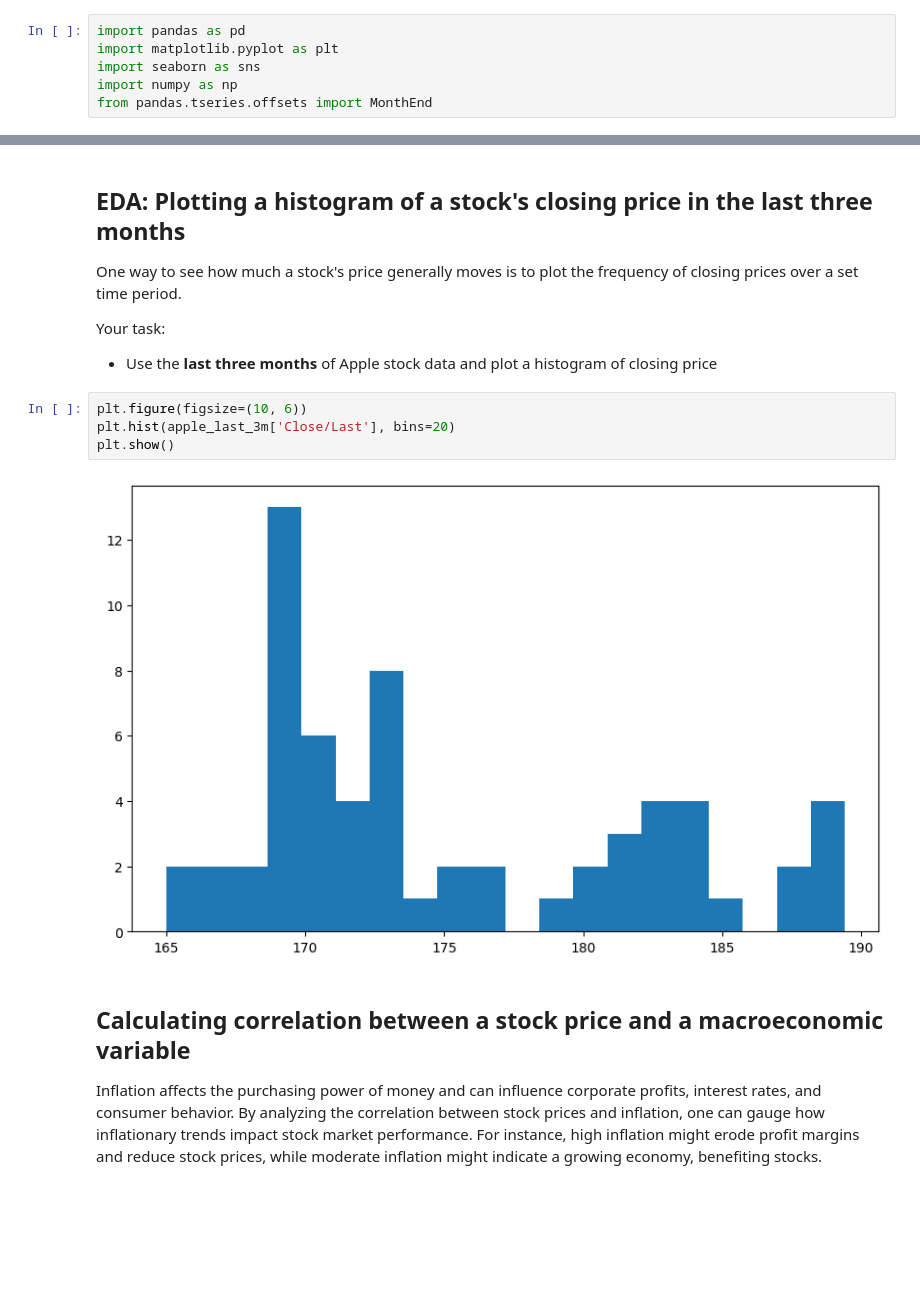
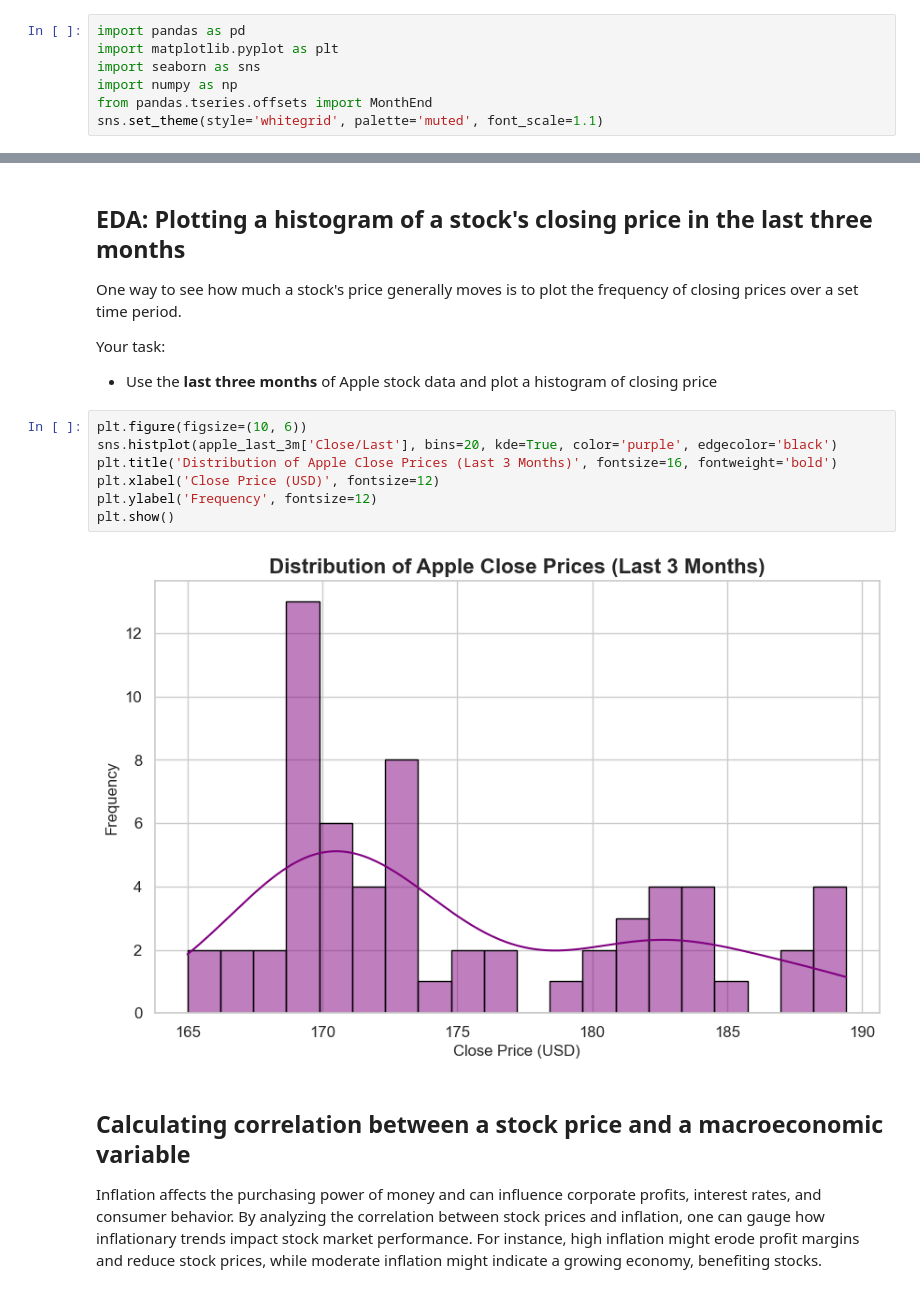
Before and after one commit to Fadi88/CD13649-Project, a Jupyter notebook: Project/Preparing-for-data-analysis-project-student.ipynb, the cells around one changed output, grey strips where cells are left out. Drawn from its saved outputs; the diff is of its cells as text; blank space fills up the shorter version.

```diff
--- a/Project/Preparing-for-data-analysis-project-student.ipynb
+++ b/Project/Preparing-for-data-analysis-project-student.ipynb
@@ -19,6 +19,7 @@ import matplotlib.pyplot as plt
 import seaborn as sns
 import numpy as np
 from pandas.tseries.offsets import MonthEnd
+sns.set_theme(style='whitegrid', palette='muted', font_scale=1.1)
 # %% [markdown]
 ## Load data
 
@@ -239,10 +243,13 @@ Your task:
 * Use the **last three months** of Apple stock data and plot a histogram of closing price
 # %%
 plt.figure(figsize=(10, 6))
-plt.hist(apple_last_3m['Close/Last'], bins=20)
+sns.histplot(apple_last_3m['Close/Last'], bins=20, kde=True, color='purple', edgecolor='black')
+plt.title('Distribution of Apple Close Prices (Last 3 Months)', fontsize=16, fontweight='bold')
+plt.xlabel('Close Price (USD)', fontsize=12)
+plt.ylabel('Frequency', fontsize=12)
 plt.show()
 # %% [output]
-[figure, old version]
+[figure, new version]
 # %% [markdown]
 ## Calculating correlation between a stock price and a macroeconomic variable
 
```
Also changed, not shown: parts of 5 cells of this notebook, 2 other files.
